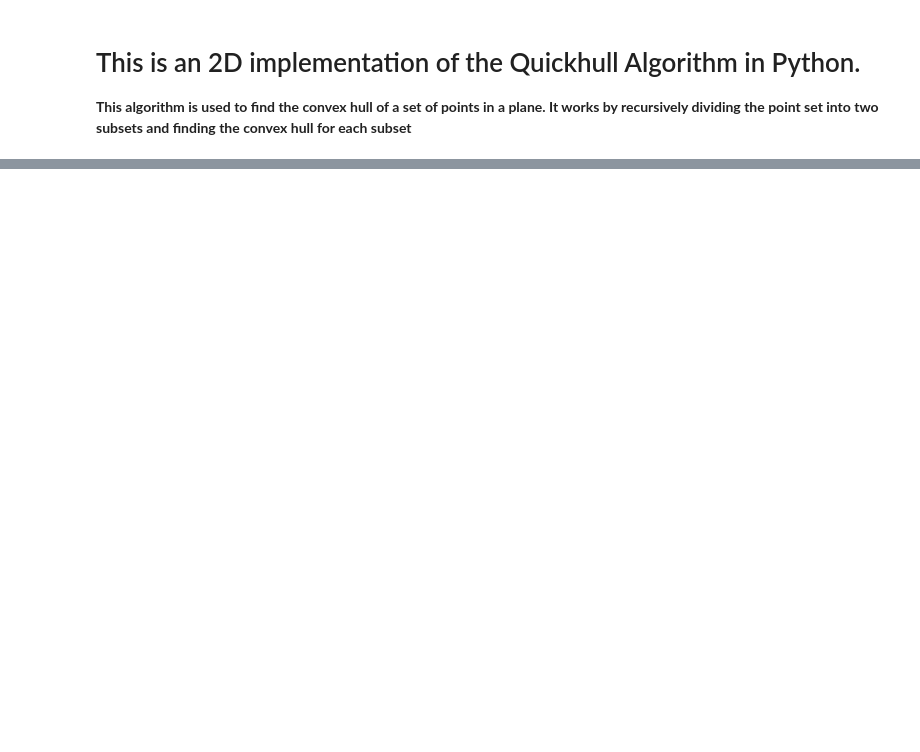
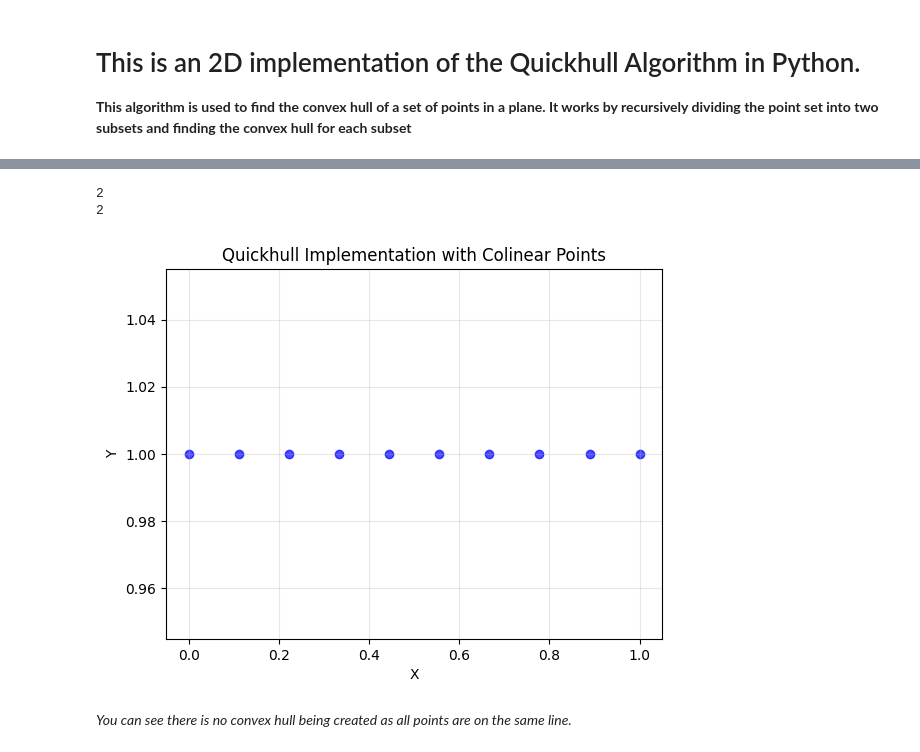
Before and after one commit to deltathecreatorr/Quickhull, a Jupyter notebook: quickhull.ipynb, the cells around one changed output, grey strips where cells are left out. Drawn from its saved outputs; the diff is of its cells as text; code cells hidden in the pictures; blank space fills up the shorter version.

```diff
--- a/quickhull.ipynb
+++ b/quickhull.ipynb
@@ -113,0 +172,27 @@ plt.show()
+# %%
+num_points = 10
+colinear_points = [(i, 1) for i in np.linspace(0, 1, num_points)]
+
+x = [p[0] for p in colinear_points]
+y = [p[1] for p in colinear_points]
+# %%
+convex_hull = quickhull(colinear_points)
+convex_x = [p[0] for p in convex_hull]
+convex_y = [p[1] for p in convex_hull]
+convex_x.append(convex_x[0])
+convex_y.append(convex_y[0])
+print(len(convex_x))
+print(len(convex_y))
+plt.scatter(x, y, alpha = 0.7, color = "blue")
+plt.plot(convex_x, convex_y, color = "red")
+plt.title("Quickhull Implementation with Colinear Points")
+plt.xlabel("X")
+plt.ylabel("Y")
+plt.grid(True, alpha = 0.3)
+plt.show()
+# %% [output]
+2
+2
+[figure, added]
+# %% [markdown]
+*You can see there is no convex hull being created as all points are on the same line.*
```
Also changed, not shown: parts of 15 cells of this notebook, 1 other file.
